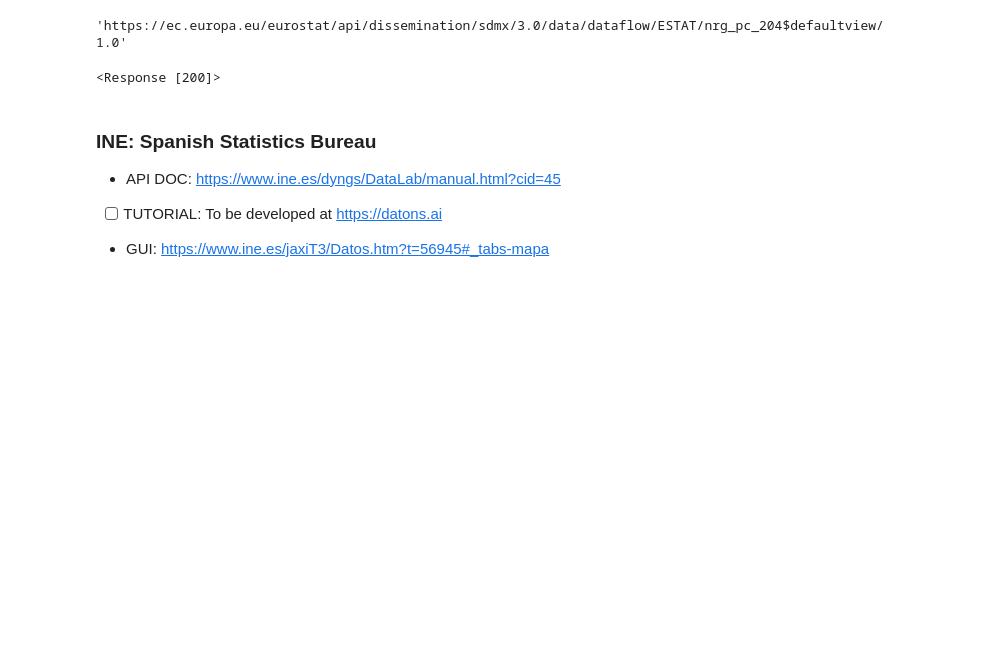
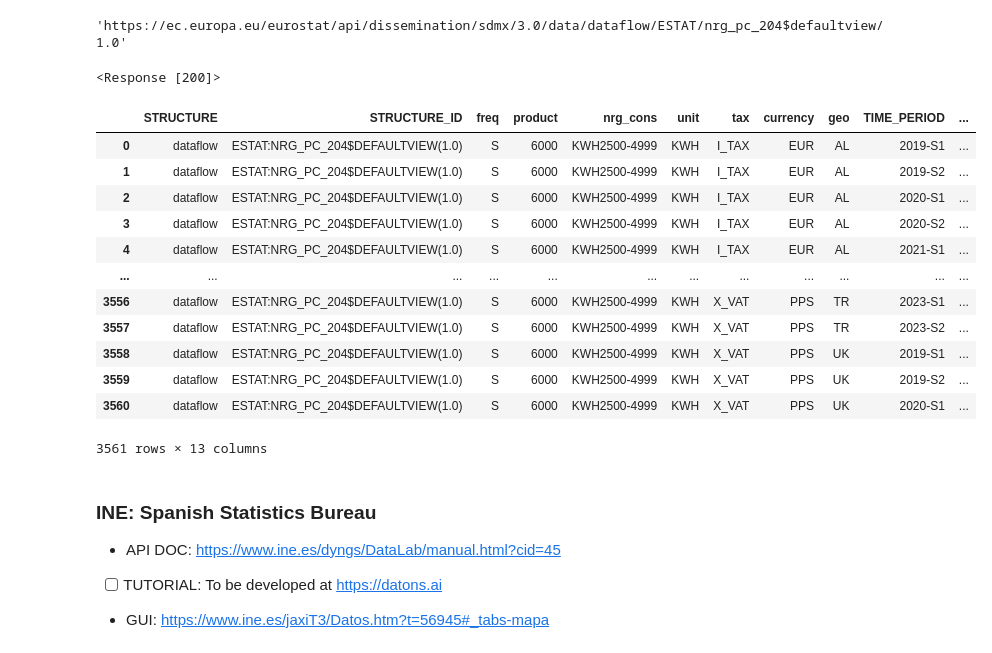
Before and after one commit to MarioTheEmblem/WS, a Jupyter notebook: notebooks/10_APIs/11_Introduction/A.ipynb, the cells around one changed output. Cells and saved outputs as stored; diff of their text form; code cells hidden in the pictures; blank space fills up the shorter version.

```diff
--- a/notebooks/10_APIs/11_Introduction/A.ipynb
+++ b/notebooks/10_APIs/11_Introduction/A.ipynb
@@ -73,6 +73,23 @@ res #Código 200 significa éxito en consulta.
 # %%
 with open ('data/EUROSTAT.csv', 'wb') as f:
     f.write(res.content)
+# %%
+df = pd.read_csv('data/EUROSTAT.csv')
+df
+# %% [output]
+|  | STRUCTURE | STRUCTURE_ID | freq | product | nrg_cons | unit | tax | currency | geo | TIME_PERIOD | ... |
+| 0 | dataflow | ESTAT:NRG_PC_204$DEFAULTVIEW(1.0) | S | 6000 | KWH2500-4999 | KWH | I_TAX | EUR | AL | 2019-S1 | ... |
+| 1 | dataflow | ESTAT:NRG_PC_204$DEFAULTVIEW(1.0) | S | 6000 | KWH2500-4999 | KWH | I_TAX | EUR | AL | 2019-S2 | ... |
+| 2 | dataflow | ESTAT:NRG_PC_204$DEFAULTVIEW(1.0) | S | 6000 | KWH2500-4999 | KWH | I_TAX | EUR | AL | 2020-S1 | ... |
+| 3 | dataflow | ESTAT:NRG_PC_204$DEFAULTVIEW(1.0) | S | 6000 | KWH2500-4999 | KWH | I_TAX | EUR | AL | 2020-S2 | ... |
+| 4 | dataflow | ESTAT:NRG_PC_204$DEFAULTVIEW(1.0) | S | 6000 | KWH2500-4999 | KWH | I_TAX | EUR | AL | 2021-S1 | ... |
+| ... | ... | ... | ... | ... | ... | ... | ... | ... | ... | ... | ... |
+| 3556 | dataflow | ESTAT:NRG_PC_204$DEFAULTVIEW(1.0) | S | 6000 | KWH2500-4999 | KWH | X_VAT | PPS | TR | 2023-S1 | ... |
+| 3557 | dataflow | ESTAT:NRG_PC_204$DEFAULTVIEW(1.0) | S | 6000 | KWH2500-4999 | KWH | X_VAT | PPS | TR | 2023-S2 | ... |
+| 3558 | dataflow | ESTAT:NRG_PC_204$DEFAULTVIEW(1.0) | S | 6000 | KWH2500-4999 | KWH | X_VAT | PPS | UK | 2019-S1 | ... |
+| 3559 | dataflow | ESTAT:NRG_PC_204$DEFAULTVIEW(1.0) | S | 6000 | KWH2500-4999 | KWH | X_VAT | PPS | UK | 2019-S2 | ... |
+| 3560 | dataflow | ESTAT:NRG_PC_204$DEFAULTVIEW(1.0) | S | 6000 | KWH2500-4999 | KWH | X_VAT | PPS | UK | 2020-S1 | ... |
+3561 rows × 13 columns
 # %% [markdown]
 ### INE: Spanish Statistics Bureau
 
```
Also changed, not shown: parts of 9 cells of this notebook, 2 other files.
